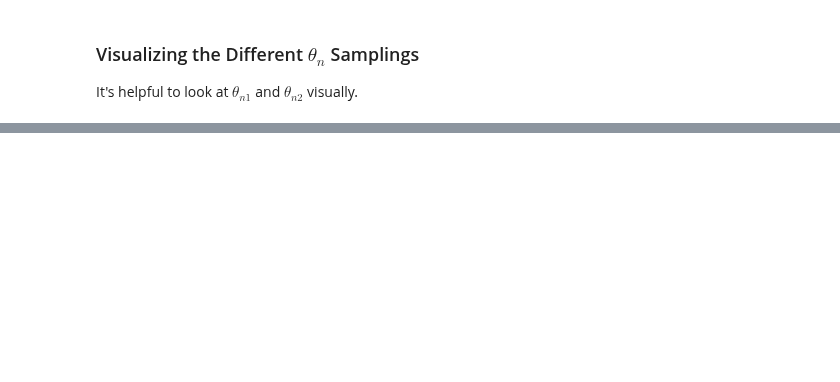
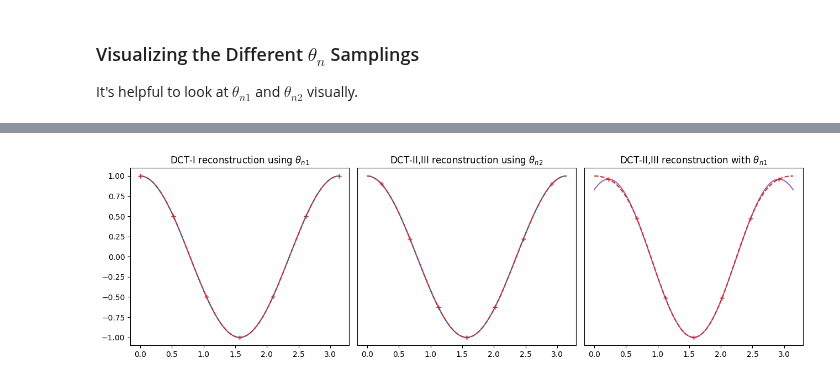
Before and after one commit to pavelkomarov/spectral-derivatives, a Jupyter notebook: notebooks/dct_types_extension_experiments.ipynb, the cells around one changed output, grey strips where cells are left out. Cells and saved outputs as stored; diff of their text form; code cells hidden in the pictures; blank space fills up the shorter version.

```diff
--- a/notebooks/dct_types_extension_experiments.ipynb
+++ b/notebooks/dct_types_extension_experiments.ipynb
@@ -186,23 +238,46 @@ Can we make some modification to the above to get the samplings to fall on the o
 # %%
-# M = 2*(N+1)
+def dct_i_reconstruction(y_n):
+    Y_k = dct(y_n, 1)
+    y_r = Y_k[0] + Y_k[N]*np.cos(th*N) # (-1)^n = cos(pi*n), pi*n/N = th -> pi*n = th*N
+    for k_ in range(1, N):
+        y_r += 2*Y_k[k_]*np.cos(th*k_) # continuous th takes the place of th_n = pi*n/N
+    y_r /= (2*N)
+    return y_r, dct(Y_k, 1)/(2*N)
 
-# y_n2 = y(th_n2) # Sample at half-index points
-# Y_k = dct(y_n2, 2)
-# Y_p = -k * Y_k # j * (jk) * Y_k
-# Y_p = np.roll(Y_p, -1) # shift to left
-# dy_n2 = dst(Y_p, 3)/M
-# Y_p = -k**2 * Y_k # (jk)**2 * Y_k
-# d2y_n2 = dct(Y_p, 3)/M # DCT-III
+def dct_ii_reconstruction(y_n):
+    Y_k = dct(y_n, 2)
+    y_r = Y_k[0]
+    dy_r = 0
+    for k_ in range(1, N+1):
+        y_r += 2*Y_k[k_]*np.cos(k_*th) # th2 = pi * (n + 1/2) / (N+1)
+        dy_r -= 2*k_*Y_k[k_]*np.sin(k_*th)
+    y_r /= M
+    dy_r /= M
+    return y_r, dy_r, dct(Y_k, 3)/M
 
-# print("L1 dy:", np.max(np.abs(dy_n2 - dy(th_n2))))
-# print("L1 d2y:", np.max(np.abs(d2y_n2 - d2y(th_n2))))
+y_r1, y_r1_n = dct_i_reconstruction(y1_n1) # Use the DCT-I to reconstruct y1 from th_n1 sample points
+y1_n2 = y1(th_n2)
+y_r2, dy_r2, y_r2_n = dct_ii_reconstruction(y1_n2) # Use the DCT-II to reconstruct y1 from th_n2 sample points
+y_r3, dy_r3, y_r3_n = dct_ii_reconstruction(y2_n2) # Use the DCT-II to try to reconstruct y2 from th_n2 sample points
 
-# pyplot.figure(figsize=(10,5))
-# pyplot.plot(th, y(th), label=r"$y(\theta)$")
-# pyplot.plot(th_n2, y_n2, 'C0+', label=r"$y_{n2}$")
-# pyplot.plot(th, dy(th), label=r"$\frac{dy(\theta)}{d\theta}$")
-# pyplot.plot(th_n2, dy_n2, 'C1+', label=r"$dy_{n}$")
-# pyplot.plot(th, d2y(th), label=r"$\frac{d^2y(\theta)}{d\theta^2}$")
-# pyplot.plot(th_n2, d2y_n2, 'C2+', label=r"$dy_{n2}$")
-# pyplot.title("DCT-II,III/DST-III")
-# pyplot.legend()
+fig, axes = pyplot.subplots(1, 3, figsize=(13,4))
+axes[0].plot(th, y1(th))
+axes[0].plot(th_n1, y1_n1, 'C0+')
+axes[0].plot(th, y_r1, 'C3--')
+axes[0].plot(th_n1, y_r1_n, 'C3+')
+axes[0].set_title(r"DCT-I reconstruction using $\theta_{n1}$")
+axes[1].plot(th, y1(th), label="y2")
+axes[1].plot(th_n2, y1_n2, 'C0+')
+axes[1].plot(th, y_r2, 'C3--')
+axes[1].plot(th_n2, y_r2_n, 'C3+')
+axes[1].set_yticks([])
+axes[1].set_title(r"DCT-II,III reconstruction using $\theta_{n2}$");
+axes[2].plot(th, y2(th), 'C4')
+axes[2].plot(th_n2, y2_n2, 'C4+')
+axes[2].plot(th, y_r3, 'C3--')
+axes[2].plot(th_n2, y_r3_n, 'C3+')
+axes[2].set_yticks([])
+axes[2].set_title(r"DCT-II,III reconstruction with $\theta_{n1}$");
+pyplot.tight_layout()
+# %% [output]
+[figure, added]
```
Also changed, not shown: parts of 22 cells of this notebook.
